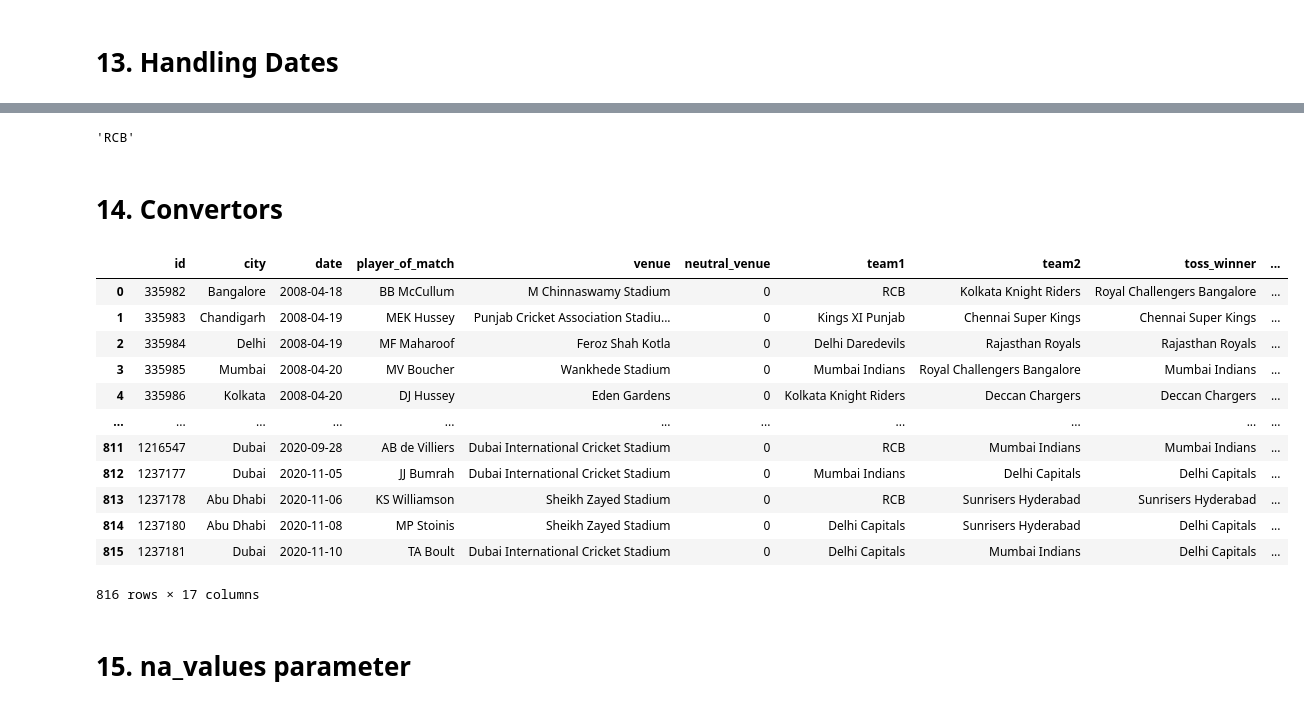
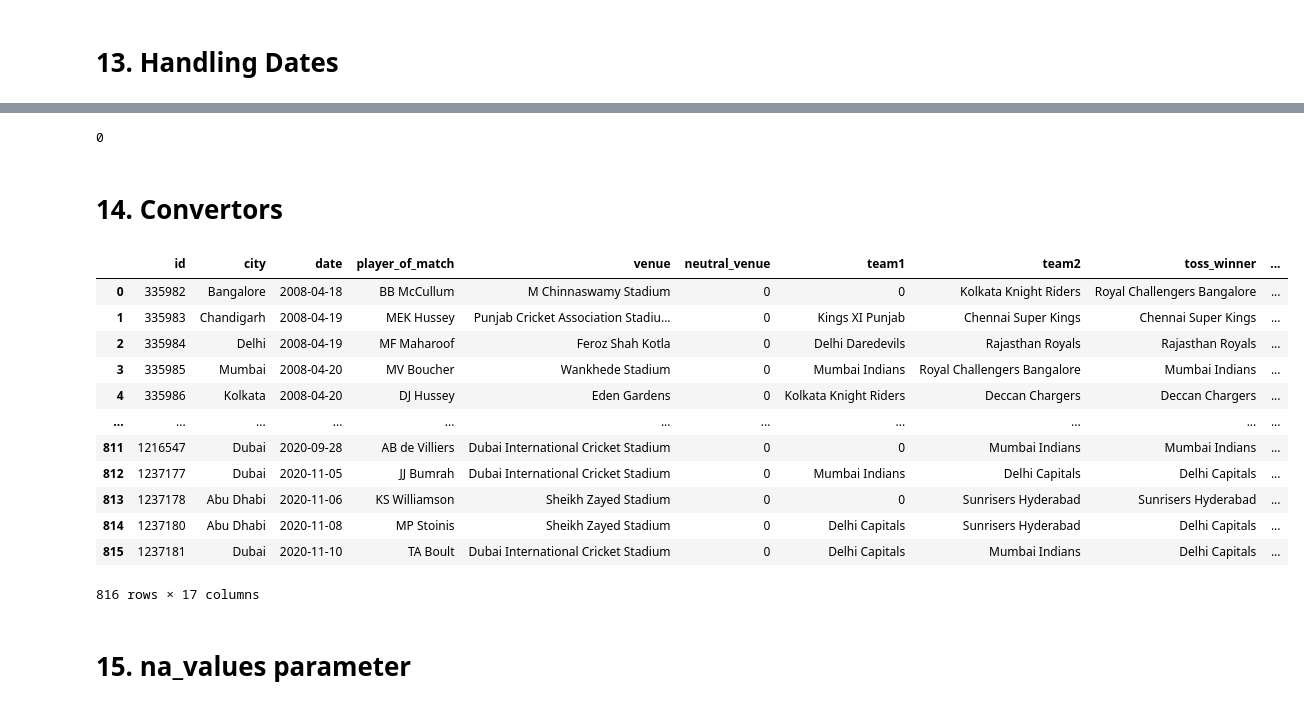
Before and after one commit to Rajshah296/CampusX-ML, a Jupyter notebook: day15 - working with csv files/working-with-csv.ipynb, the cells around one changed output, grey strips where cells are left out. Drawn from its saved outputs; the diff is of its cells as text; code cells hidden in the pictures.

```diff
--- a/day15 - working with csv files/working-with-csv.ipynb
+++ b/day15 - working with csv files/working-with-csv.ipynb
@@ -207,28 +205,28 @@ memory usage: 108.5+ KB
 # %%
 def rename(name):
     if name == "Royal Challengers Bangalore":
-        return "RCB"
+        return 0
     else:
         return name
 # %%
 rename("Royal Challengers Bangalore")
 # %% [output]
-'RCB'
+0
 # %% [markdown]
 # 14. Convertors
 # %%
-pd.read_csv('../Datasets/IPL Matches 2008-2020.csv',converters={'team1':rename})
+df = pd.read_csv('../Datasets/IPL Matches 2008-2020.csv',converters={'team1':rename})
 # %% [output]
 |  | id | city | date | player_of_match | venue | neutral_venue | team1 | team2 | toss_winner | ... |
-| 0 | 335982 | Bangalore | 2008-04-18 | BB McCullum | M Chinnaswamy Stadium | 0 | RCB | Kolkata Knight Riders | Royal Challengers Bangalore | ... |
+| 0 | 335982 | Bangalore | 2008-04-18 | BB McCullum | M Chinnaswamy Stadium | 0 | 0 | Kolkata Knight Riders | Royal Challengers Bangalore | ... |
 | 1 | 335983 | Chandigarh | 2008-04-19 | MEK Hussey | Punjab Cricket Association Stadiu... | 0 | Kings XI Punjab | Chennai Super Kings | Chennai Super Kings | ... |
 | 2 | 335984 | Delhi | 2008-04-19 | MF Maharoof | Feroz Shah Kotla | 0 | Delhi Daredevils | Rajasthan Royals | Rajasthan Royals | ... |
 | 3 | 335985 | Mumbai | 2008-04-20 | MV Boucher | Wankhede Stadium | 0 | Mumbai Indians | Royal Challengers Bangalore | Mumbai Indians | ... |
 | 4 | 335986 | Kolkata | 2008-04-20 | DJ Hussey | Eden Gardens | 0 | Kolkata Knight Riders | Deccan Chargers | Deccan Chargers | ... |
 | ... | ... | ... | ... | ... | ... | ... | ... | ... | ... | ... |
-| 811 | 1216547 | Dubai | 2020-09-28 | AB de Villiers | Dubai International Cricket Stadium | 0 | RCB | Mumbai Indians | Mumbai Indians | ... |
+| 811 | 1216547 | Dubai | 2020-09-28 | AB de Villiers | Dubai International Cricket Stadium | 0 | 0 | Mumbai Indians | Mumbai Indians | ... |
 | 812 | 1237177 | Dubai | 2020-11-05 | JJ Bumrah | Dubai International Cricket Stadium | 0 | Mumbai Indians | Delhi Capitals | Delhi Capitals | ... |
-| 813 | 1237178 | Abu Dhabi | 2020-11-06 | KS Williamson | Sheikh Zayed Stadium | 0 | RCB | Sunrisers Hyderabad | Sunrisers Hyderabad | ... |
+| 813 | 1237178 | Abu Dhabi | 2020-11-06 | KS Williamson | Sheikh Zayed Stadium | 0 | 0 | Sunrisers Hyderabad | Sunrisers Hyderabad | ... |
 | 814 | 1237180 | Abu Dhabi | 2020-11-08 | MP Stoinis | Sheikh Zayed Stadium | 0 | Delhi Capitals | Sunrisers Hyderabad | Delhi Capitals | ... |
 | 815 | 1237181 | Dubai | 2020-11-10 | TA Boult | Dubai International Cricket Stadium | 0 | Delhi Capitals | Mumbai Indians | Delhi Capitals | ... |
 816 rows × 17 columns
```
Also changed, not shown: parts of 1 cell of this notebook, 8 other files.
